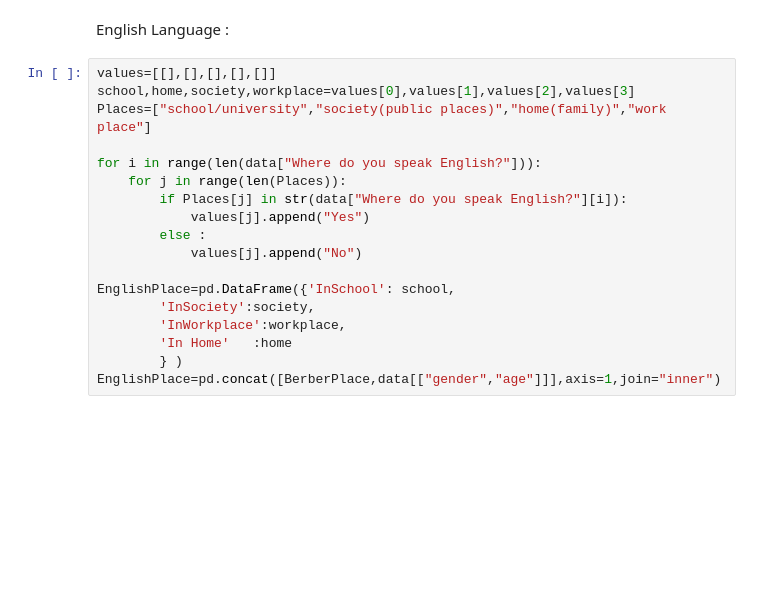
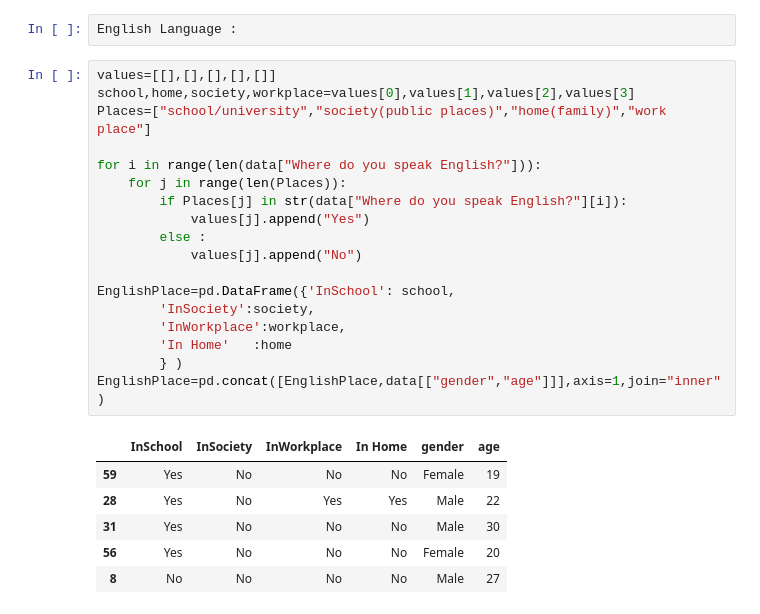
Before and after one commit to AbderrahimAl/Language-Situation-in-Morocco-EDA, a Jupyter notebook: DataAalysis.ipynb, the cells around one changed output. Cells and saved outputs as stored; diff of their text form; blank space fills up the shorter version.

```diff
--- a/DataAalysis.ipynb
+++ b/DataAalysis.ipynb
@@ -341,23 +342,30 @@ plt.show()
-# %% [markdown]
-English Language :
+# %%
+English Language :
 # %%
 values=[[],[],[],[],[]]
 school,home,society,workplace=values[0],values[1],values[2],values[3]
 Places=["school/university","society(public places)","home(family)","work place"]
 
 for i in range(len(data["Where do you speak English?"])):
     for j in range(len(Places)):
         if Places[j] in str(data["Where do you speak English?"][i]):
             values[j].append("Yes")
         else :
             values[j].append("No")
 
 EnglishPlace=pd.DataFrame({'InSchool': school,
         'InSociety':society,
         'InWorkplace':workplace,
         'In Home'   :home
         } )
-EnglishPlace=pd.concat([BerberPlace,data[["gender","age"]]],axis=1,join="inner")
+EnglishPlace=pd.concat([EnglishPlace,data[["gender","age"]]],axis=1,join="inner")
+# %% [output]
+|  | InSchool | InSociety | InWorkplace | In Home | gender | age |
+| 59 | Yes | No | No | No | Female | 19 |
+| 28 | Yes | No | Yes | Yes | Male | 22 |
+| 31 | Yes | No | No | No | Male | 30 |
+| 56 | Yes | No | No | No | Female | 20 |
+| 8 | No | No | No | No | Male | 27 |
 # %%
 EnglishPlace.sample(5)
 # %% [output]
```
Also changed, not shown: parts of 52 cells of this notebook.
